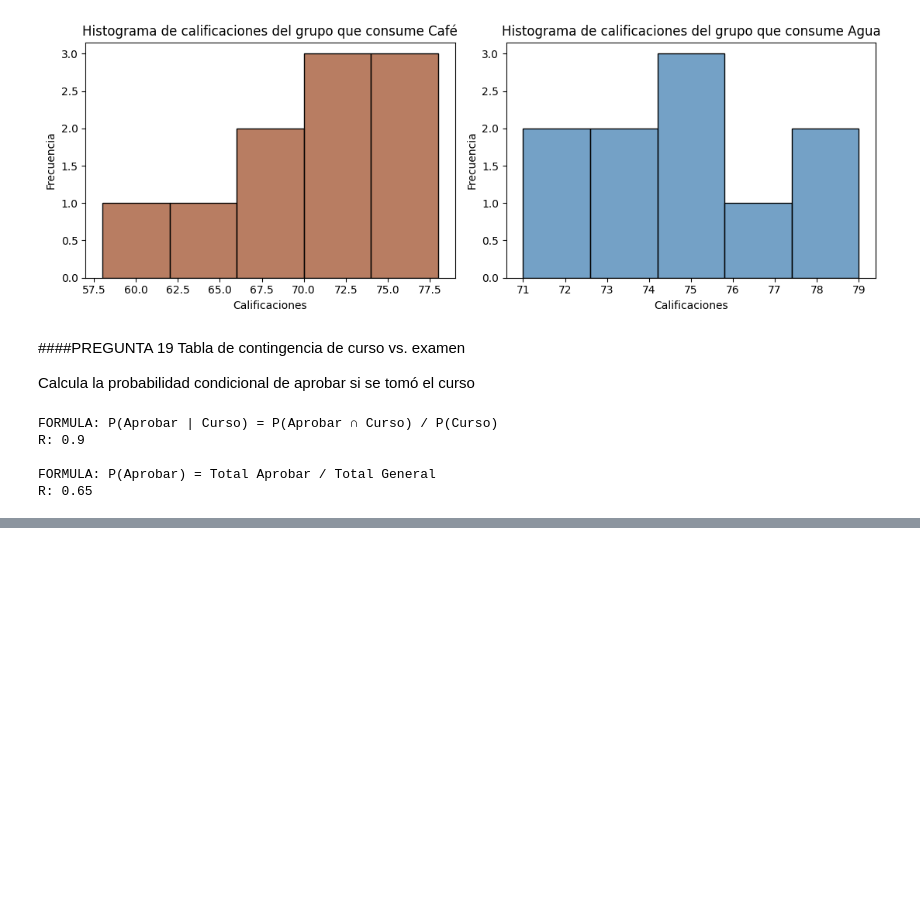
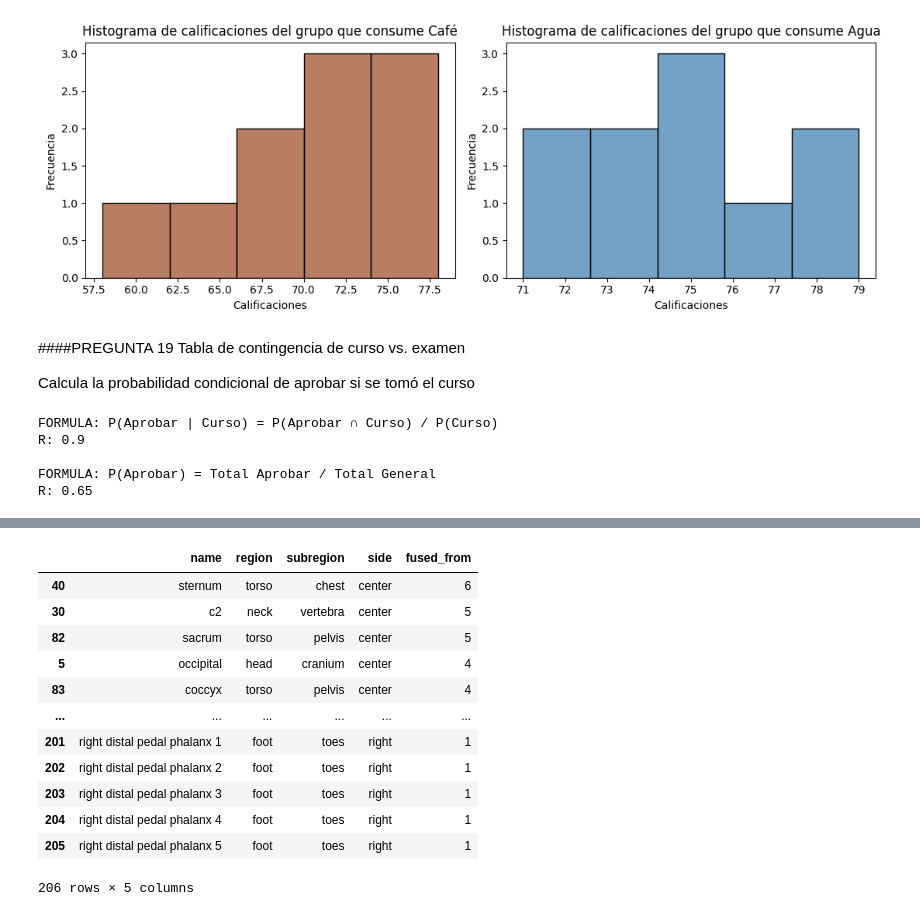
Before and after one commit to Jpablo179804/MineriaDatos, a Jupyter notebook: MineriaDatos.ipynb, the cells around one changed output, grey strips where cells are left out. Drawn from its saved outputs; the diff is of its cells as text; code cells hidden in the pictures; blank space fills up the shorter version.

```diff
--- a/MineriaDatos.ipynb
+++ b/MineriaDatos.ipynb
@@ -1964,0 +2059,16 @@ R: 0.65
+# %%
+df.sort_values(by='fused_from', ascending=False)
+# %% [output]
+|  | name | region | subregion | side | fused_from |
+| 40 | sternum | torso | chest | center | 6 |
+| 30 | c2 | neck | vertebra | center | 5 |
+| 82 | sacrum | torso | pelvis | center | 5 |
+| 5 | occipital | head | cranium | center | 4 |
+| 83 | coccyx | torso | pelvis | center | 4 |
+| ... | ... | ... | ... | ... | ... |
+| 201 | right distal pedal phalanx 1 | foot | toes | right | 1 |
+| 202 | right distal pedal phalanx 2 | foot | toes | right | 1 |
+| 203 | right distal pedal phalanx 3 | foot | toes | right | 1 |
+| 204 | right distal pedal phalanx 4 | foot | toes | right | 1 |
+| 205 | right distal pedal phalanx 5 | foot | toes | right | 1 |
+206 rows × 5 columns
```
Also changed, not shown: parts of 35 cells of this notebook.
